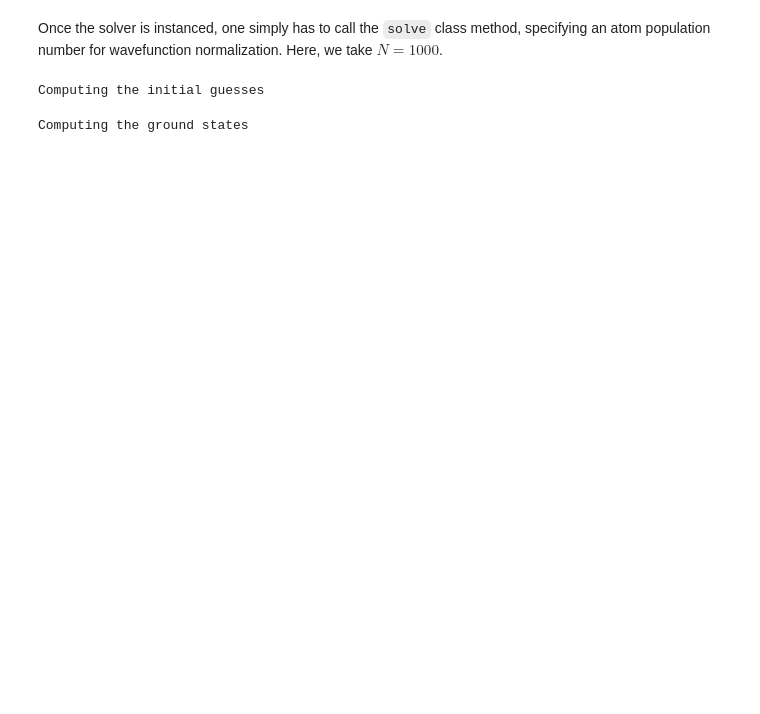
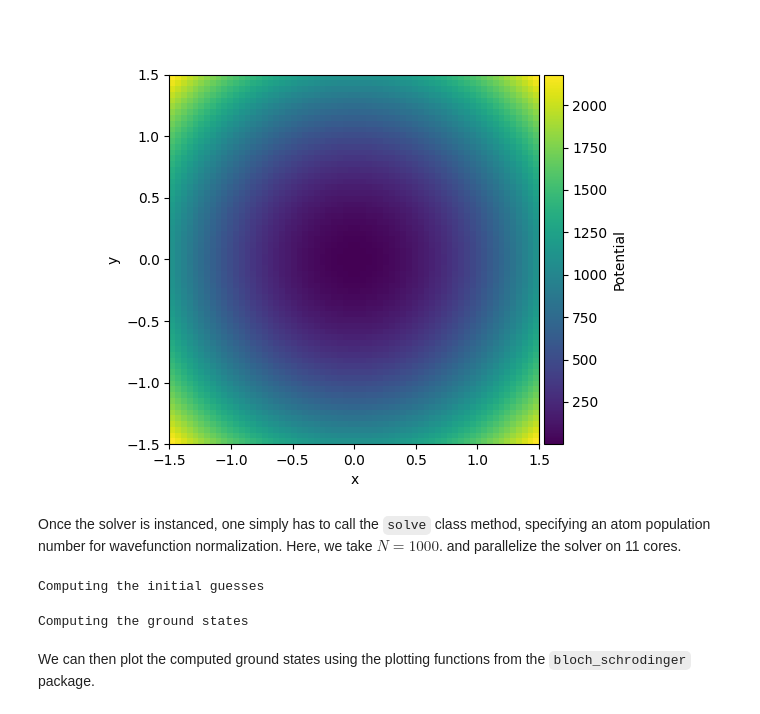
Before and after one commit to GuillotMartin/BECs, a Jupyter notebook: docs/GettingStarted.ipynb, the cells around one changed output. Drawn from its saved outputs; the diff is of its cells as text; code cells hidden in the pictures; blank space fills up the shorter version.

```diff
--- a/docs/GettingStarted.ipynb
+++ b/docs/GettingStarted.ipynb
@@ -16,32 +24,34 @@ import numpy as np
 import matplotlib.pyplot as plt
 from bloch_schrodinger.potential import Potential, create_parameter
 from BECs.groundstate import GroundState
+%matplotlib widget
 
 
 # --- Instancing a flat potential ---
 trap = Potential(
     unitvecs  =[[3,0],[0,3]],
-    resolution = (100,100),
+    resolution = (64,64), # Fourier methods works best for powers of 2 discretizations
     v0 = 2250/2
 )
 
 # --- Shaping the potential ----
 omega = 1000 # The harmonic trap strength ω
 
-trap.circle(
-    center = (0,0),
-    radius=6,
+trap.set(
     value = (trap.x**2 + trap.y**2) * omega / 2 # The potential profile is a circularily symmetric harmonic trap
 )
 
+trap.plot()
+
 # --- Instancing ---
 # A single parameter will vary, the interaction strength g
-g = create_parameter('g', np.linspace(0,1,11))
+g = create_parameter('g', np.linspace(0,0.5,6))
 
 alpha = 1 # α = hbar²/2m = 1 as we set m and hbar equal to 1
 
 ground = GroundState( # The Groundstate class is derived from the Solver class, and can be instanciated with:
-    potentials = trap, # a potential landscape (or a list thereof)
-    alphas = alpha, # a kinetic term α (or a list thereof)
-    gs = g # an interaction strength term g (or a list thereof)
+    potentials = trap, # a potential landscape
+    alphas = alpha, # a kinetic term α
+    gs = g # an interaction strength term g
 )
+# %% [output]
@@ -48,4 +59,5 @@ ground = GroundState( # The Groundstate class is derived from the Solver class,
+[figure, added]
 # %% [markdown]
-Once the solver is instanced, one simply has to call the `solve` class method, specifying an atom population number for wavefunction normalization. Here, we take $N = 1000$.
+Once the solver is instanced, one simply has to call the `solve` class method, specifying an atom population number for wavefunction normalization. Here, we take $N = 1000$. and parallelize the solver on 11 cores.
 # %%
 
@@ -53,4 +66,6 @@ energies, groundstates = ground.solve(population = 1000, tol = 1e-8) # A few oth
 # %% [output]
 Computing the initial guesses
 Computing the ground states
+# %% [markdown]
+We can then plot the computed ground states using the plotting functions from the `bloch_schrodinger` package.
 # %%
```
Also changed, not shown: parts of 19 cells of this notebook, 24 other files.
